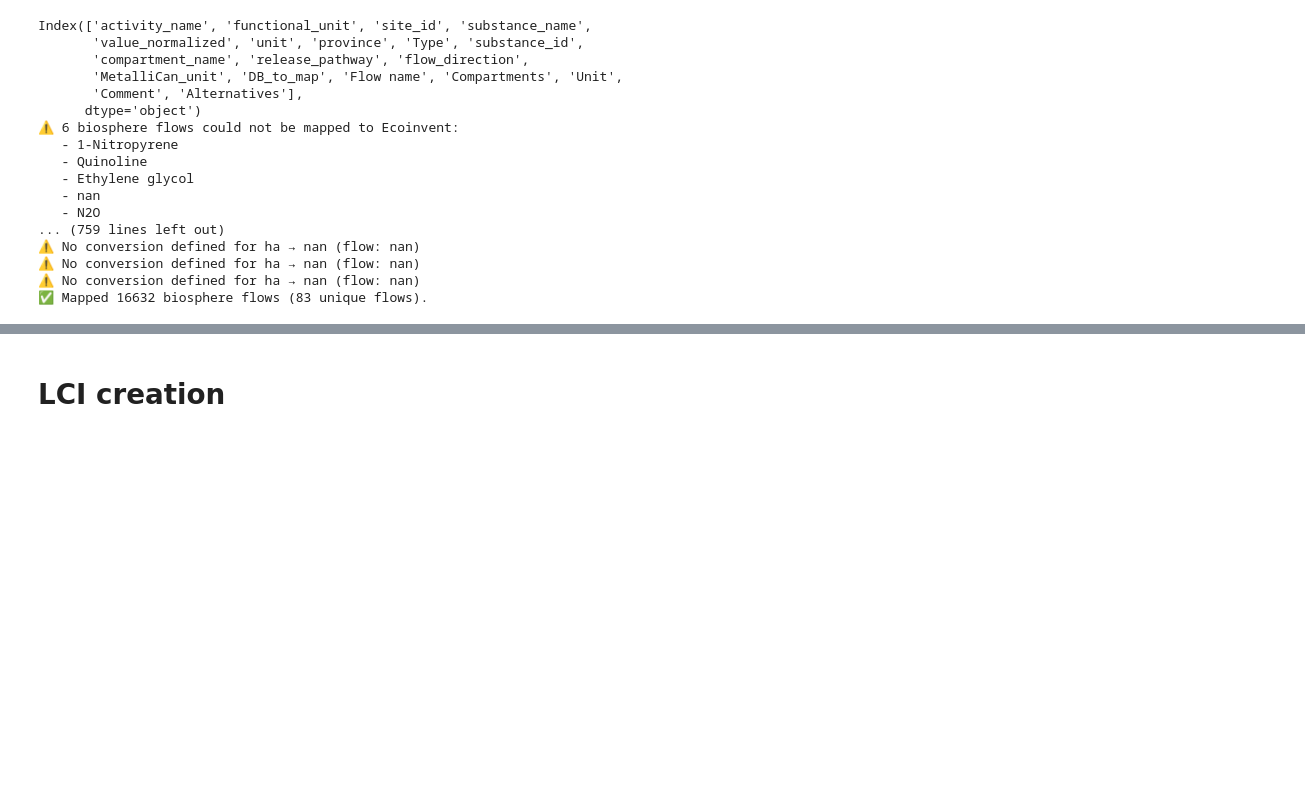
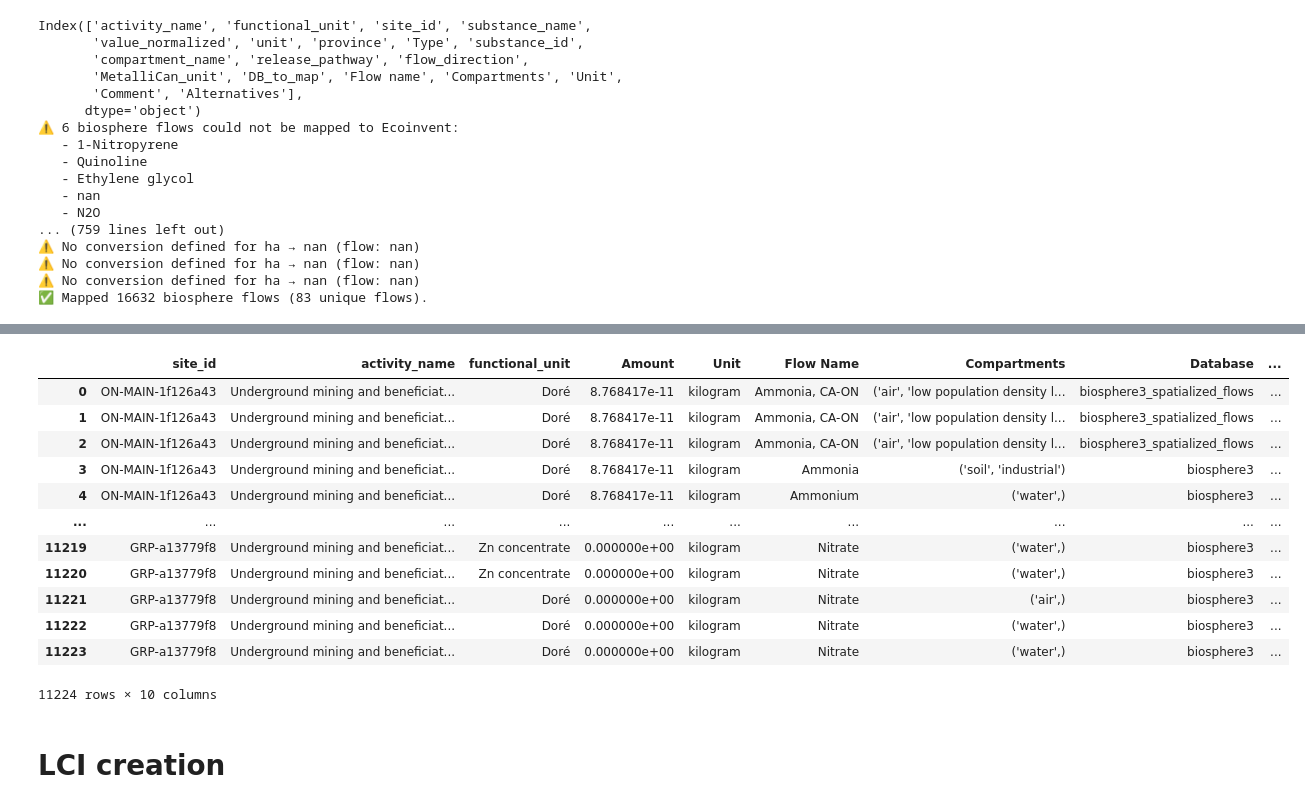
Before and after one commit to marpellan/metallican_lci, a Jupyter notebook: 4. Initialize_site_specific_LCIs.ipynb, the cells around one changed output, grey strips where cells are left out. Cells and saved outputs as stored; diff of their text form; code cells hidden in the pictures; blank space fills up the shorter version.

```diff
--- a/4. Initialize_site_specific_LCIs.ipynb
+++ b/4. Initialize_site_specific_LCIs.ipynb
@@ -224,3 +224,19 @@ mapped_technosphere_econ_df
+# %%
+mapped_biosphere_stream_df
+# %% [output]
+|  | site_id | activity_name | functional_unit | Amount | Unit | Flow Name | Compartments | Database | ... |
+| 0 | ON-MAIN-1f126a43 | Underground mining and beneficiat... | Doré | 8.768417e-11 | kilogram | Ammonia, CA-ON | ('air', 'low population density l... | biosphere3_spatialized_flows | ... |
+| 1 | ON-MAIN-1f126a43 | Underground mining and beneficiat... | Doré | 8.768417e-11 | kilogram | Ammonia, CA-ON | ('air', 'low population density l... | biosphere3_spatialized_flows | ... |
+| 2 | ON-MAIN-1f126a43 | Underground mining and beneficiat... | Doré | 8.768417e-11 | kilogram | Ammonia, CA-ON | ('air', 'low population density l... | biosphere3_spatialized_flows | ... |
+| 3 | ON-MAIN-1f126a43 | Underground mining and beneficiat... | Doré | 8.768417e-11 | kilogram | Ammonia | ('soil', 'industrial') | biosphere3 | ... |
+| 4 | ON-MAIN-1f126a43 | Underground mining and beneficiat... | Doré | 8.768417e-11 | kilogram | Ammonium | ('water',) | biosphere3 | ... |
+| ... | ... | ... | ... | ... | ... | ... | ... | ... | ... |
+| 11219 | GRP-a13779f8 | Underground mining and beneficiat... | Zn concentrate | 0.000000e+00 | kilogram | Nitrate | ('water',) | biosphere3 | ... |
+| 11220 | GRP-a13779f8 | Underground mining and beneficiat... | Zn concentrate | 0.000000e+00 | kilogram | Nitrate | ('water',) | biosphere3 | ... |
+| 11221 | GRP-a13779f8 | Underground mining and beneficiat... | Doré | 0.000000e+00 | kilogram | Nitrate | ('air',) | biosphere3 | ... |
+| 11222 | GRP-a13779f8 | Underground mining and beneficiat... | Doré | 0.000000e+00 | kilogram | Nitrate | ('water',) | biosphere3 | ... |
+| 11223 | GRP-a13779f8 | Underground mining and beneficiat... | Doré | 0.000000e+00 | kilogram | Nitrate | ('water',) | biosphere3 | ... |
+11224 rows × 10 columns
 # %% [markdown]
 # LCI creation
 # %%
```
Also changed, not shown: parts of 7 cells of this notebook, 26 other files.
